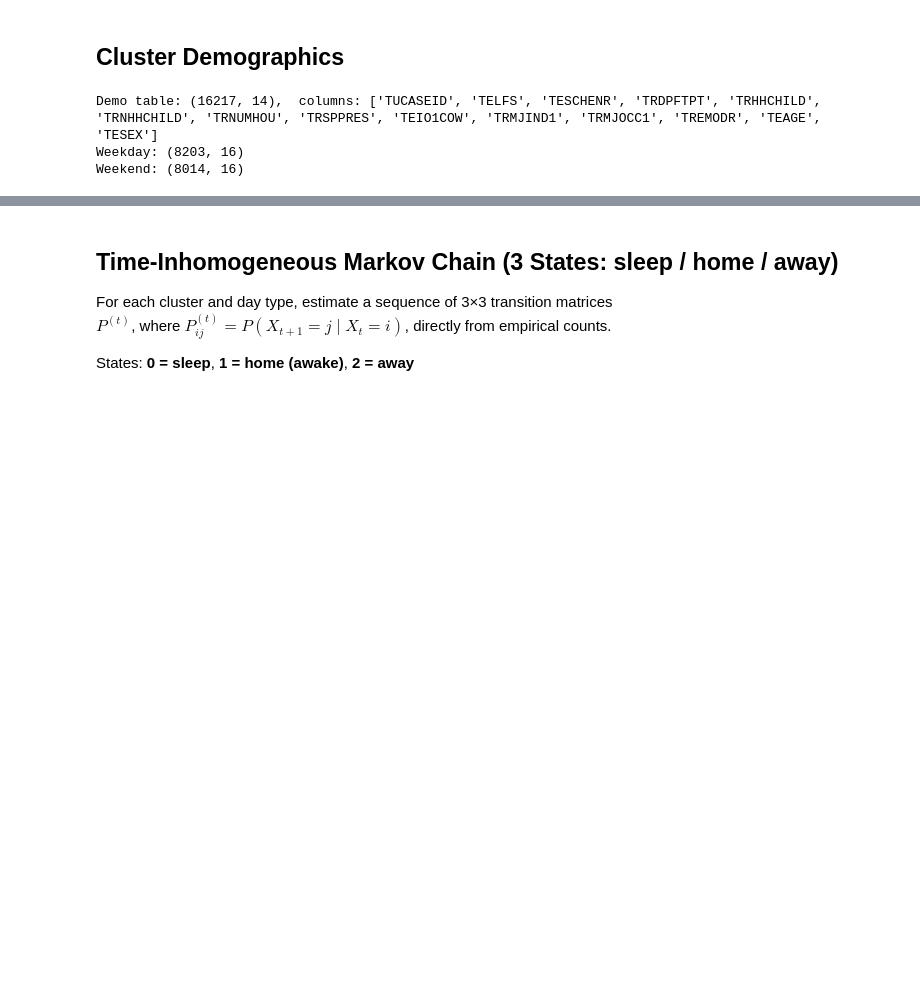
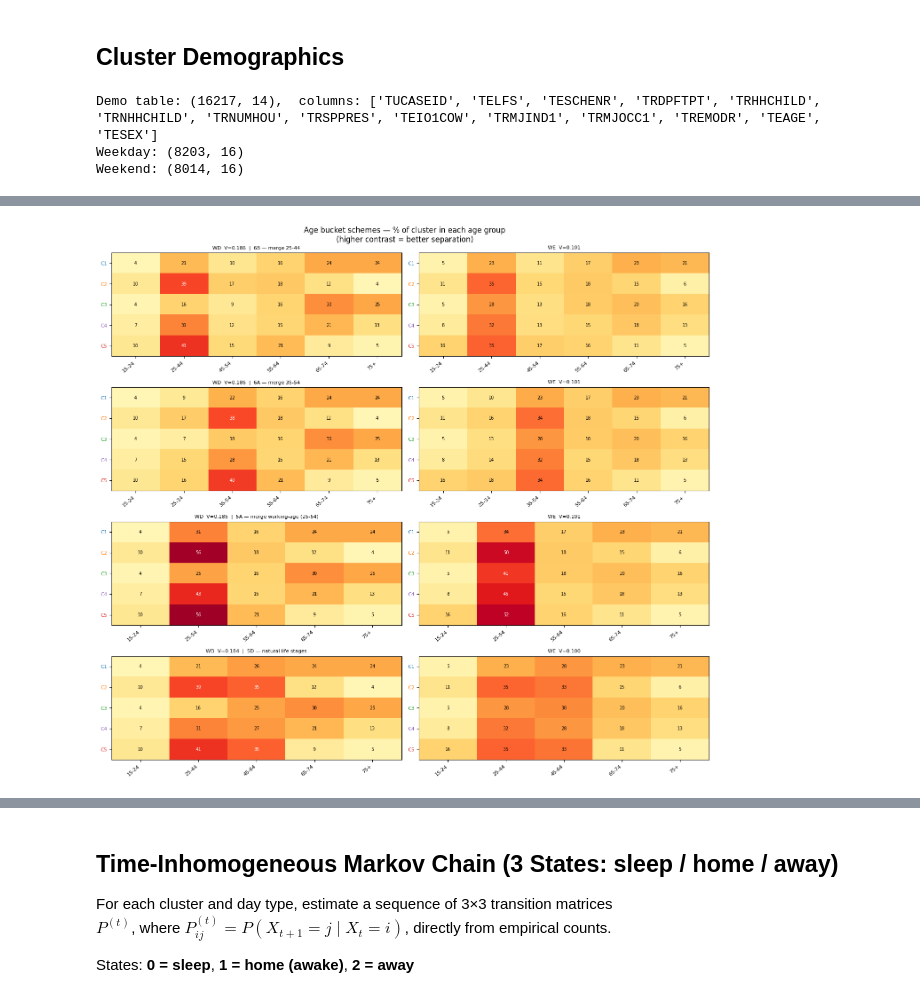
Before and after one commit to AmberJiayuSu/OBGeneration, a Jupyter notebook: assumption/clustered_MC.ipynb, the cells around one changed output, grey strips where cells are left out. Saved outputs shown, nothing was run; the diff lists cells and outputs as text; code cells hidden in the pictures; blank space fills up the shorter version.

```diff
--- a/assumption/clustered_MC.ipynb
+++ b/assumption/clustered_MC.ipynb
@@ -604,0 +543,97 @@ plot_age_cluster(demo_we, 'Weekend', 'we')
+# %%
+from scipy.stats import chi2_contingency
+
+# ── Candidate binning schemes ─────────────────────────────────────────────────
+# Each entry: (label, bin_edges, bin_names)
+SCHEMES = {
+    '5A — merge working-age (25-54)':
+        ([15, 25, 55, 65, 75, 90], ['15-24', '25-54', '55-64', '65-74', '75+']),
+    '5B — merge middle (35-64)':
+        ([15, 25, 35, 65, 75, 90], ['15-24', '25-34', '35-64', '65-74', '75+']),
+    '5C — merge young (15-34) & retire (65+)':
+        ([15, 35, 45, 55, 65, 90], ['15-34', '35-44', '45-54', '55-64', '65+']),
+    '5D — natural life stages':
+        ([15, 25, 45, 65, 75, 90], ['15-24', '25-44', '45-64', '65-74', '75+']),
+    '6A — merge 35-54':
+        ([15, 25, 35, 55, 65, 75, 90], ['15-24', '25-34', '35-54', '55-64', '65-74', '75+']),
+    '6B — merge 25-44':
+        ([15, 25, 45, 55, 65, 75, 90], ['15-24', '25-44', '45-54', '55-64', '65-74', '75+']),
+    '6C — merge 55-74':
+        ([15, 25, 35, 45, 55, 75, 90], ['15-24', '25-34', '35-44', '45-54', '55-74', '75+']),
+    '6D — merge young+early (15-29)':
+        ([15, 30, 40, 50, 60, 70, 90], ['15-29', '30-39', '40-49', '50-59', '60-69', '70+']),
+}
+
+def scheme_cramer_v(demo_df, bins, labels):
+    df = demo_df[['cluster', 'TEAGE']].dropna().copy()
+    df['age_grp'] = pd.cut(df['TEAGE'], bins=bins, labels=labels, right=False)
+    df = df.dropna(subset=['age_grp'])
+    ct = pd.crosstab(df['cluster'], df['age_grp'])
+    if ct.shape[0] < 2 or ct.shape[1] < 2:
+        return 0.0
+    chi2 = chi2_contingency(ct, correction=False)[0]
+    n    = ct.values.sum()
+    k, r = ct.shape
+    return np.sqrt(chi2 / (n * (min(k, r) - 1)))
+
+# Score each scheme for weekday and weekend
+rows = []
+for name, (bins, labels) in SCHEMES.items():
+    v_wd = scheme_cramer_v(demo_wd, bins, labels)
+    v_we = scheme_cramer_v(demo_we, bins, labels)
+    rows.append({'Scheme': name, 'Buckets': len(labels),
+                 "Cramér's V (WD)": v_wd, "Cramér's V (WE)": v_we,
+                 "Mean V": (v_wd + v_we) / 2})
+
+score_df = pd.DataFrame(rows).sort_values("Mean V", ascending=False)
+print(score_df.to_string(index=False))
+best_name = score_df.iloc[0]['Scheme']
+print(f"\n  Best scheme: {best_name}")
+
+# ── Visual comparison: top schemes side by side ───────────────────────────────
+TOP_N = 4
+top_schemes = score_df.head(TOP_N)['Scheme'].tolist()
+
+def plot_age_heatmap(demo_df, bins, labels, tag, ax, title):
+    """Heatmap: rows=clusters (display order), cols=age bins — % within cluster."""
+    meta  = cluster_meta[tag]
+    order = meta['order']
+    rank_map = meta['rank_map']
+
+    df = demo_df[['cluster', 'TEAGE']].dropna().copy()
+    df['age_grp'] = pd.cut(df['TEAGE'], bins=bins, labels=labels, right=False)
+    df = df.dropna(subset=['age_grp'])
+
+    # % within cluster
+    mat = pd.crosstab(df['cluster'], df['age_grp'])
+    mat = mat.reindex(order)
+    mat_pct = mat.div(mat.sum(axis=1), axis=0) * 100
+
+    im = ax.imshow(mat_pct.values, aspect='auto', cmap='YlOrRd', vmin=0, vmax=60)
+    ax.set_xticks(range(len(labels))); ax.set_xticklabels(labels, rotation=40, ha='right', fontsize=8)
+    ax.set_yticks(range(len(order)))
+    ax.set_yticklabels([f'C{rank_map[c]}' for c in order], fontsize=8)
+    for lbl, c in zip(ax.get_yticklabels(), order):
+        lbl.set_color(meta['color_map'][c])
+    for i in range(mat_pct.shape[0]):
+        for j in range(mat_pct.shape[1]):
+            v = mat_pct.values[i, j]
+            ax.text(j, i, f'{v:.0f}', ha='center', va='center',
+                    fontsize=7, color='white' if v > 35 else 'black')
+    ax.set_title(title, fontsize=8)
+
+fig, axes = plt.subplots(TOP_N, 2, figsize=(14, TOP_N * 3.2))
+fig.suptitle('Age bucket schemes — % of cluster in each age group\n(higher contrast = better separation)', fontsize=12)
+
+for row_i, sname in enumerate(top_schemes):
+    bins, labels = SCHEMES[sname]
+    v_wd = score_df[score_df['Scheme'] == sname]["Cramér's V (WD)"].values[0]
+    v_we = score_df[score_df['Scheme'] == sname]["Cramér's V (WE)"].values[0]
+    plot_age_heatmap(demo_wd, bins, labels, 'wd', axes[row_i, 0],
+                     f'WD  V={v_wd:.3f}  |  {sname}')
+    plot_age_heatmap(demo_we, bins, labels, 'we', axes[row_i, 1],
+                     f'WE  V={v_we:.3f}')
+
+plt.tight_layout()
+plt.show()
+# %% [output]
@@ -604,0 +651 @@ plot_age_cluster(demo_we, 'Weekend', 'we')
+[figure, added]
```
Also changed, not shown: parts of 24 cells of this notebook, 12 other files.
